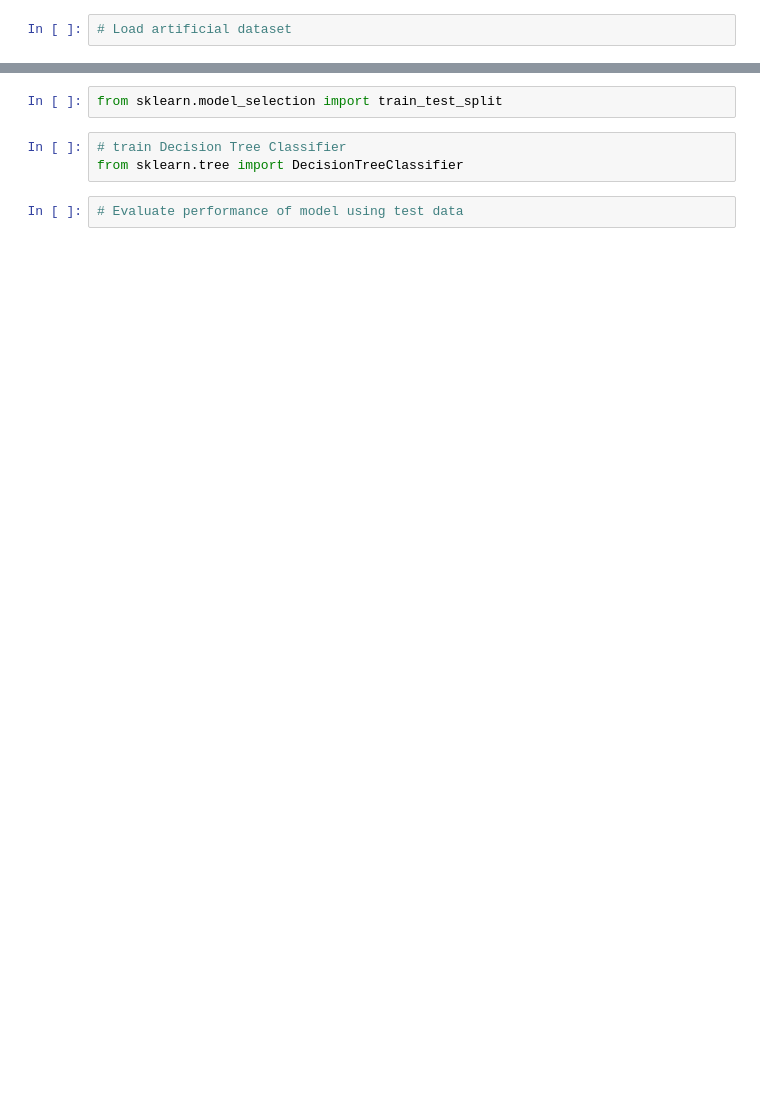
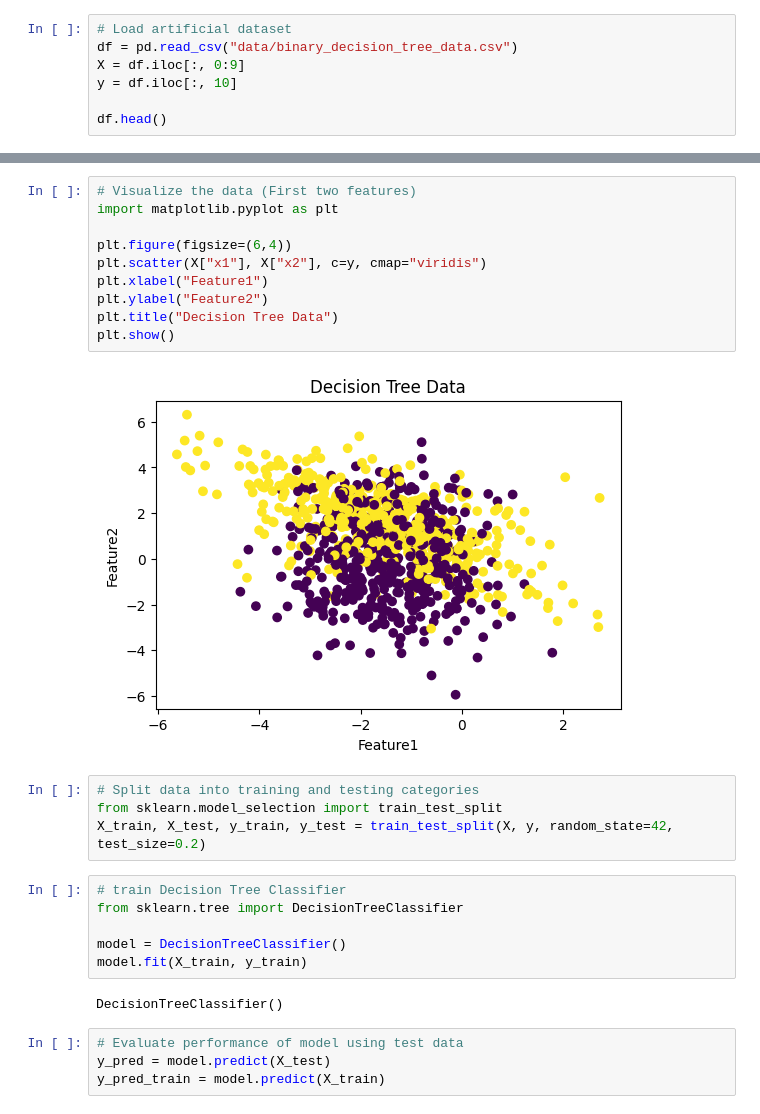
Before and after one commit to HTHS-RoCo/PythonML-Camp-Student-Code, a Jupyter notebook: day_3/LESSON_3_1_DT.ipynb, the cells around one changed output, grey strips where cells are left out. Drawn from its saved outputs; the diff is of its cells as text; blank space fills up the shorter version.

```diff
--- a/day_3/LESSON_3_1_DT.ipynb
+++ b/day_3/LESSON_3_1_DT.ipynb
@@ -3,2 +4,7 @@
 # %%
 # Load artificial dataset
+df = pd.read_csv("data/binary_decision_tree_data.csv")
+X = df.iloc[:, 0:9]
+y = df.iloc[:, 10]
+
+df.head()
@@ -5,9 +18,30 @@
+# %%
+# Visualize the data (First two features)
+import matplotlib.pyplot as plt
+
+plt.figure(figsize=(6,4))
+plt.scatter(X["x1"], X["x2"], c=y, cmap="viridis")
+plt.xlabel("Feature1")
+plt.ylabel("Feature2")
+plt.title("Decision Tree Data")
+plt.show()
+# %% [output]
+[figure, added]
 # %%
+# Split data into training and testing categories
 from sklearn.model_selection import train_test_split
+X_train, X_test, y_train, y_test = train_test_split(X, y, random_state=42, test_size=0.2)
 # %%
 # train Decision Tree Classifier
 from sklearn.tree import DecisionTreeClassifier
+
+model = DecisionTreeClassifier()
+model.fit(X_train, y_train)
+# %% [output]
+DecisionTreeClassifier()
 # %%
 # Evaluate performance of model using test data
+y_pred = model.predict(X_test)
+y_pred_train = model.predict(X_train)
 # %%
 # import necessary libraries and print confusion matrix
```
Also changed, not shown: parts of 5 cells of this notebook, 4 other files.
